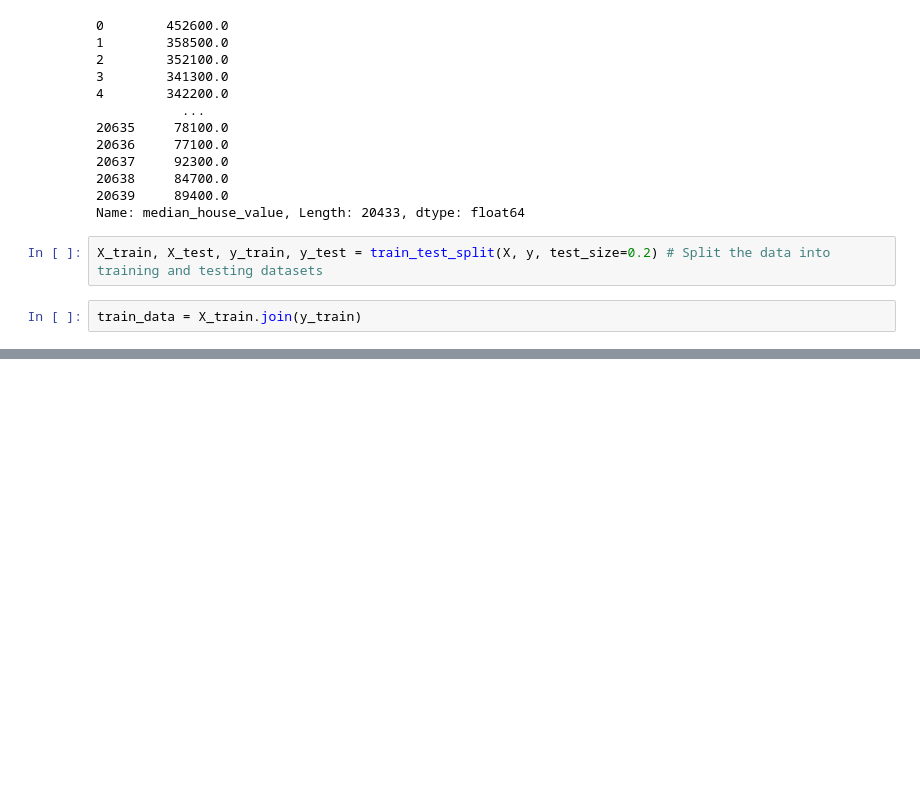
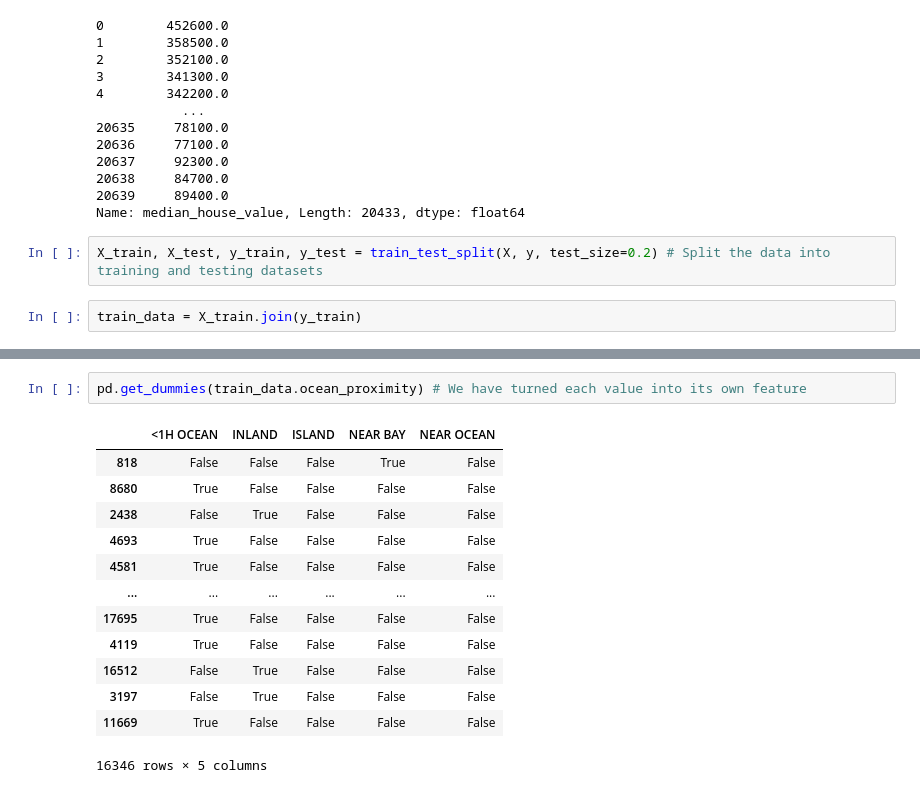
Before and after one commit to toni-the-dude/House-Price-Prediction, a Jupyter notebook: main.ipynb, the cells around one changed output, grey strips where cells are left out. Drawn from its saved outputs; the diff is of its cells as text; blank space fills up the shorter version.

```diff
--- a/main.ipynb
+++ b/main.ipynb
@@ -144,0 +175,16 @@ sns.heatmap(train_data.drop(["ocean_proximity"], axis=1).corr(), annot=True, cma
+# %%
+pd.get_dummies(train_data.ocean_proximity) # We have turned each value into its own feature
+# %% [output]
+|  | <1H OCEAN | INLAND | ISLAND | NEAR BAY | NEAR OCEAN |
+| 818 | False | False | False | True | False |
+| 8680 | True | False | False | False | False |
+| 2438 | False | True | False | False | False |
+| 4693 | True | False | False | False | False |
+| 4581 | True | False | False | False | False |
+| ... | ... | ... | ... | ... | ... |
+| 17695 | True | False | False | False | False |
+| 4119 | True | False | False | False | False |
+| 16512 | False | True | False | False | False |
+| 3197 | False | True | False | False | False |
+| 11669 | True | False | False | False | False |
+16346 rows × 5 columns
```
Also changed, not shown: parts of 13 cells of this notebook.
